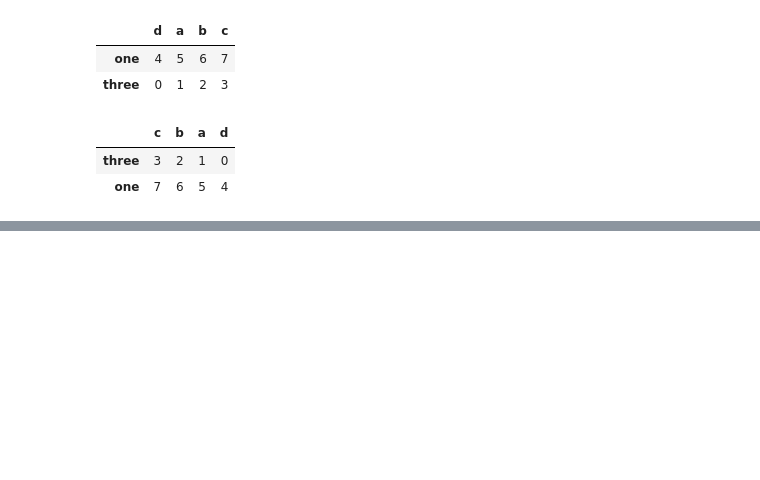
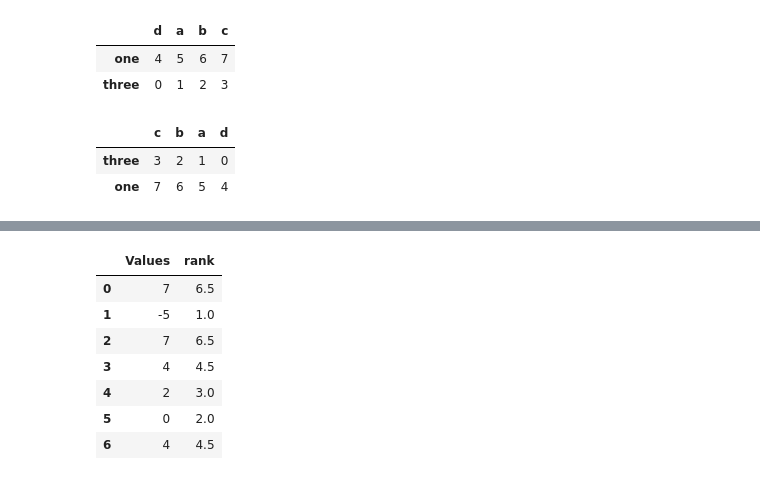
Before and after one commit to ZBC-pro/Using_Python_for_data_analysis, a Jupyter notebook: chapter_5/Pandas_Basic_Function.ipynb, the cells around one changed output, grey strips where cells are left out. Cells and saved outputs as stored; diff of their text form; code cells hidden in the pictures; blank space fills up the shorter version.

```diff
--- a/chapter_5/Pandas_Basic_Function.ipynb
+++ b/chapter_5/Pandas_Basic_Function.ipynb
@@ -1197,0 +1296,4 @@ frame.sort_values(axis=1, by=["three", "one"], ascending=False)
+# %%
+#或者 DF 写法：字典
+df = pd.DataFrame({"Values": [7, -5, 7, 4, 2, 0, 4]})
+df
@@ -1197,0 +1309,13 @@ frame.sort_values(axis=1, by=["three", "one"], ascending=False)
+# %%
+#默认排名：
+df["rank"] = df["Values"].rank()
+df
+# %% [output]
+|  | Values | rank |
+| 0 | 7 | 6.5 |
+| 1 | -5 | 1.0 |
+| 2 | 7 | 6.5 |
+| 3 | 4 | 4.5 |
+| 4 | 2 | 3.0 |
+| 5 | 0 | 2.0 |
+| 6 | 4 | 4.5 |
```
Also changed, not shown: parts of 46 cells of this notebook, 3 other files.
